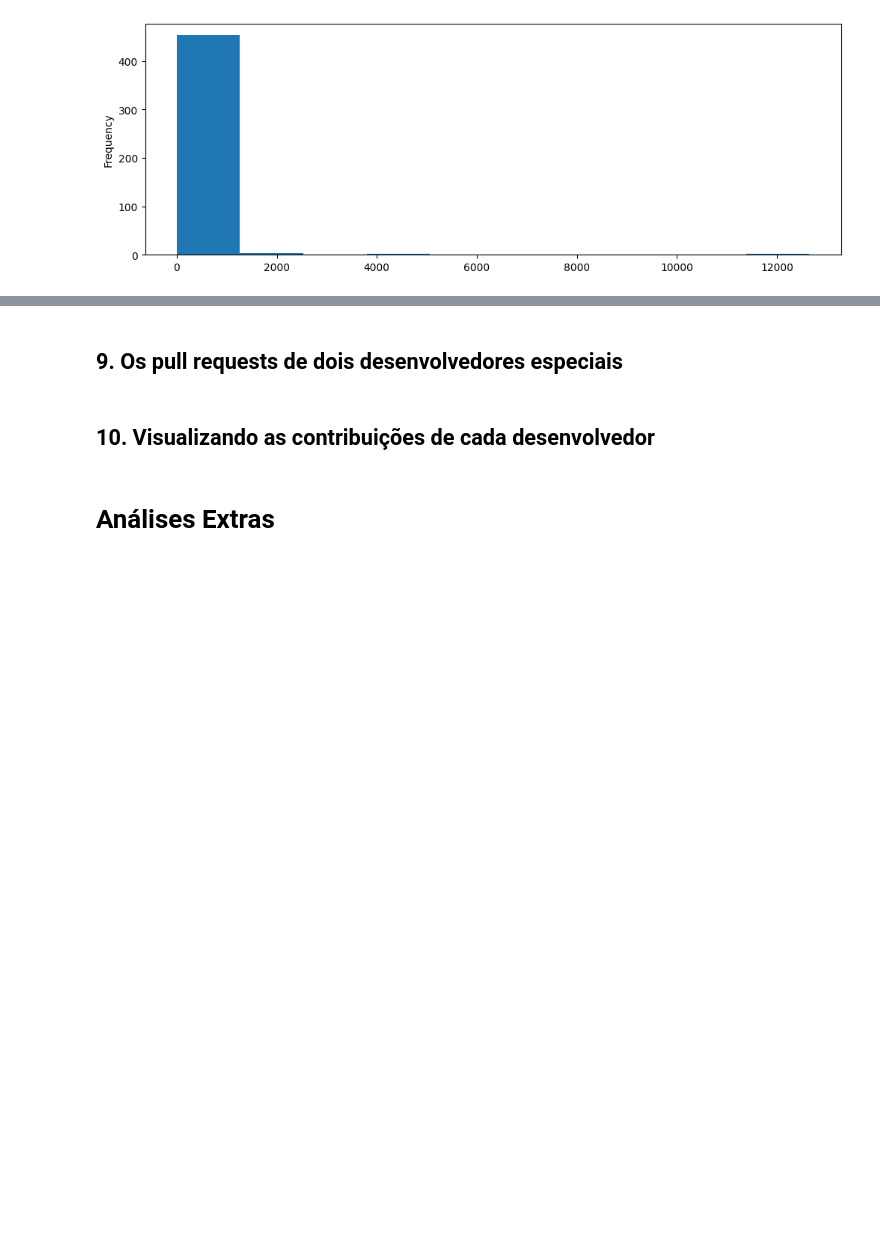
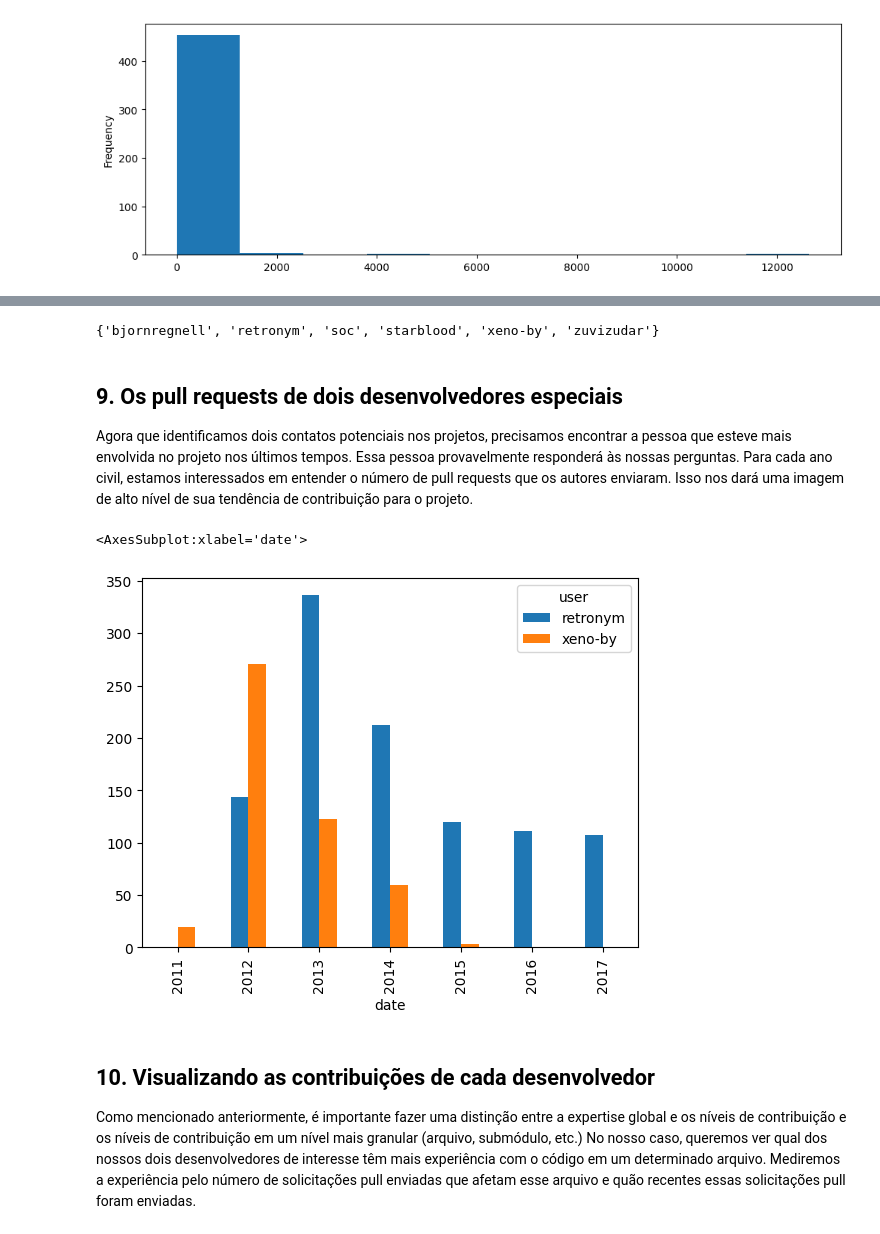
Before and after one commit to nsfoliveira/DataScience_and_DataAnalysis, a Jupyter notebook: Projeto_aHistoriaDaLinguagemScala/Projeto_aHistoriaDoGithubDaLinguagemScala.ipynb, the cells around one changed output, grey strips where cells are left out. Cells and saved outputs as stored; diff of their text form; code cells hidden in the pictures; blank space fills up the shorter version.

```diff
--- a/Projeto_aHistoriaDaLinguagemScala/Projeto_aHistoriaDoGithubDaLinguagemScala.ipynb
+++ b/Projeto_aHistoriaDaLinguagemScala/Projeto_aHistoriaDoGithubDaLinguagemScala.ipynb
@@ -206,6 +364,34 @@ by_user.plot(kind='hist', figsize = (12,4))
+# %%
+# Visualizando os usuários dos últimos 10 pull requests
+users_last_10 = set(joined_pr.nlargest(10, 'date')['user'])
+users_last_10
+# %% [output]
+{'bjornregnell', 'retronym', 'soc', 'starblood', 'xeno-by', 'zuvizudar'}
 # %% [markdown]
 ## 9. Os pull requests de dois desenvolvedores especiais
+
+Agora que identificamos dois contatos potenciais nos projetos, precisamos encontrar a pessoa que esteve mais envolvida no projeto nos últimos tempos. Essa pessoa provavelmente responderá às nossas perguntas. Para cada ano civil, estamos interessados em entender o número de pull requests que os autores enviaram. Isso nos dará uma imagem de alto nível de sua tendência de contribuição para o projeto.
+# %%
+%matplotlib inline
+
+# Desenvolvedores de interesse
+authors = ['xeno-by', 'retronym']
+
+# Pull requests por desenvolvedor
+by_author = pulls[pulls['user'].isin(authors)]
+
+# Contando o número de pull requests submetidas
+counts = by_author.groupby([by_author['user'], by_author['date'].dt.year]).agg({'pid': 'count'}).reset_index()
+
+# Convertendo a tabela para um formato amplo
+counts_wide = counts.pivot_table(index='date', columns='user', values='pid', fill_value=0)
+
+# Visualização gráfica
+counts_wide.plot(kind='bar')
+# %% [output]
+<AxesSubplot:xlabel='date'>
+[figure, added]
 # %% [markdown]
 ## 10. Visualizando as contribuições de cada desenvolvedor
+
+Como mencionado anteriormente, é importante fazer uma distinção entre a expertise global e os níveis de contribuição e os níveis de contribuição em um nível mais granular (arquivo, submódulo, etc.) No nosso caso, queremos ver qual dos nossos dois desenvolvedores de interesse têm mais experiência com o código em um determinado arquivo. Mediremos a experiência pelo número de solicitações pull enviadas que afetam esse arquivo e quão recentes essas solicitações pull foram enviadas.
-# %% [markdown]
-# Análises Extras
```
Also changed, not shown: parts of 13 cells of this notebook.
